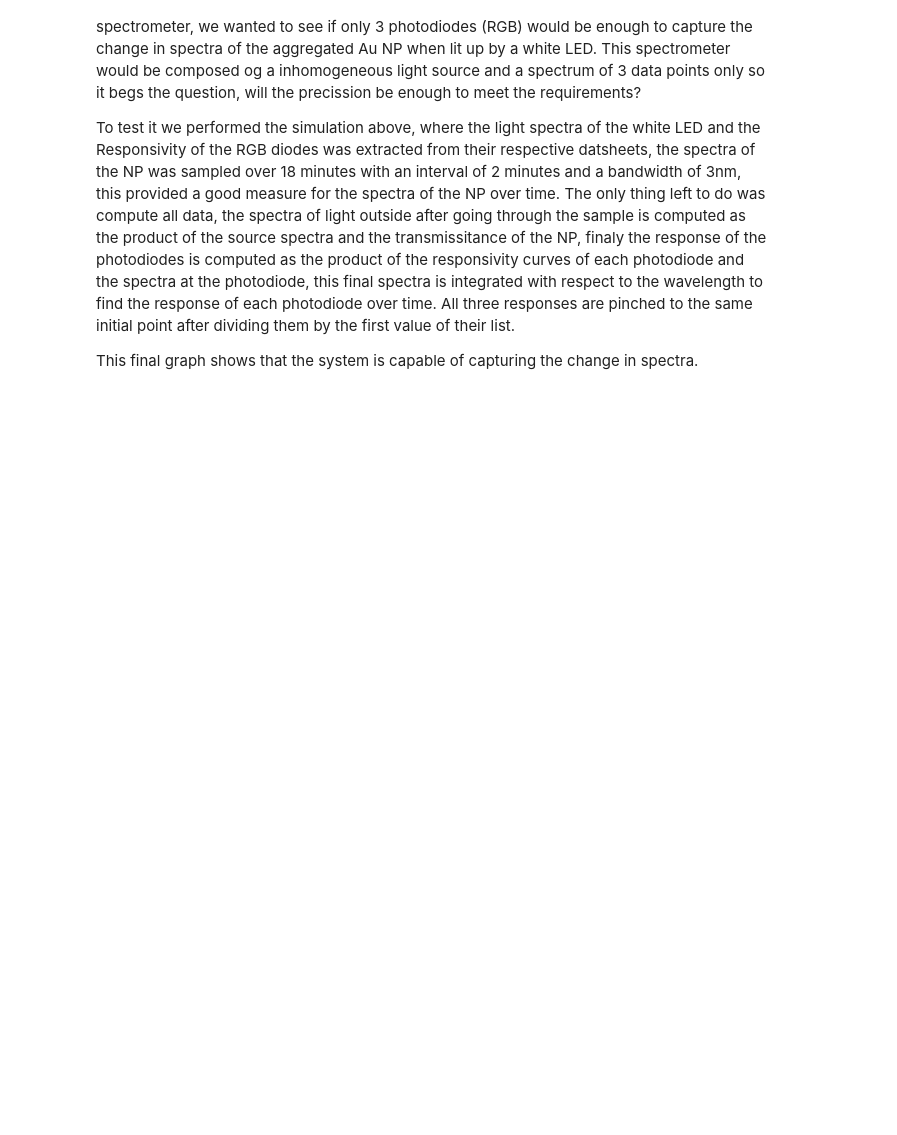
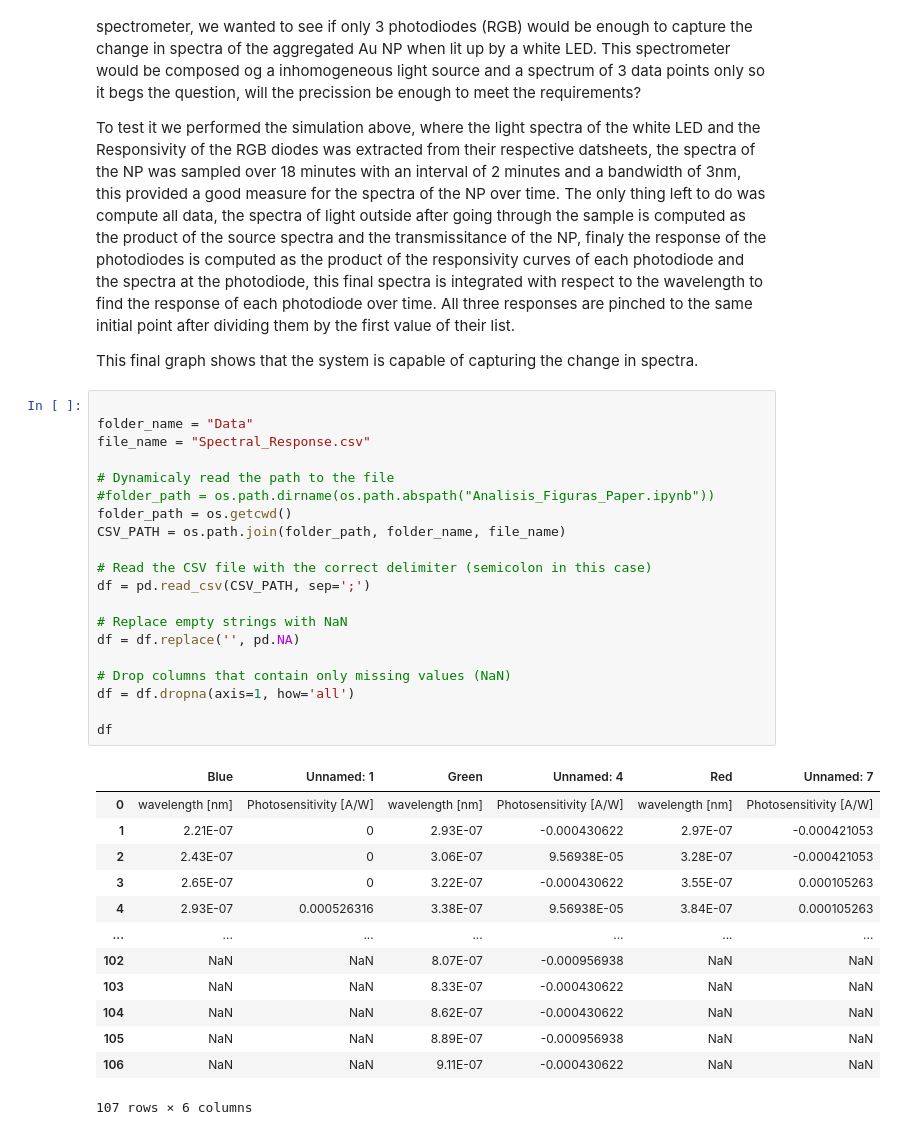
Before and after one commit to Guilldeas/General_Purpose_Analysis, a Jupyter notebook: Analysis_functions.ipynb, the cells around one changed output. Cells and saved outputs as stored; diff of their text form; blank space fills up the shorter version.

```diff
--- a/Analysis_functions.ipynb
+++ b/Analysis_functions.ipynb
@@ -430,3 +432,37 @@ The papers figure is composed of all of the above, it's main objective is double
 To test it we performed the simulation above, where the light spectra of the white LED and the Responsivity of the RGB diodes was extracted from their respective datsheets, the spectra of the NP was sampled over 18 minutes with an interval of 2 minutes and a bandwidth of 3nm, this provided a good measure for the spectra of the NP over time. The only thing left to do was compute all data, the spectra of light outside after going through the sample is computed as the product of the source spectra and the transmissitance of the NP, finaly the response of the photodiodes is computed as the product of the responsivity curves of each photodiode and the spectra at the photodiode, this final spectra is integrated with respect to the wavelength to find the response of each photodiode over time. All three responses are pinched to the same initial point after dividing them by the first value of their list.
 
 This final graph shows that the system is capable of capturing the change in spectra.
+# %%
+
+folder_name = "Data"
+file_name = "Spectral_Response.csv"
+
+# Dynamicaly read the path to the file
+#folder_path = os.path.dirname(os.path.abspath("Analisis_Figuras_Paper.ipynb"))
+folder_path = os.getcwd()
+CSV_PATH = os.path.join(folder_path, folder_name, file_name)
+
+# Read the CSV file with the correct delimiter (semicolon in this case)
+df = pd.read_csv(CSV_PATH, sep=';')
+
+# Replace empty strings with NaN
+df = df.replace('', pd.NA)
+
+# Drop columns that contain only missing values (NaN)
+df = df.dropna(axis=1, how='all')
+
+df
+# %% [output]
+|  | Blue | Unnamed: 1 | Green | Unnamed: 4 | Red | Unnamed: 7 |
+| 0 | wavelength [nm] | Photosensitivity [A/W] | wavelength [nm] | Photosensitivity [A/W] | wavelength [nm] | Photosensitivity [A/W] |
+| 1 | 2.21E-07 | 0 | 2.93E-07 | -0.000430622 | 2.97E-07 | -0.000421053 |
+| 2 | 2.43E-07 | 0 | 3.06E-07 | 9.56938E-05 | 3.28E-07 | -0.000421053 |
+| 3 | 2.65E-07 | 0 | 3.22E-07 | -0.000430622 | 3.55E-07 | 0.000105263 |
+| 4 | 2.93E-07 | 0.000526316 | 3.38E-07 | 9.56938E-05 | 3.84E-07 | 0.000105263 |
+| ... | ... | ... | ... | ... | ... | ... |
+| 102 | NaN | NaN | 8.07E-07 | -0.000956938 | NaN | NaN |
+| 103 | NaN | NaN | 8.33E-07 | -0.000430622 | NaN | NaN |
+| 104 | NaN | NaN | 8.62E-07 | -0.000430622 | NaN | NaN |
+| 105 | NaN | NaN | 8.89E-07 | -0.000956938 | NaN | NaN |
+| 106 | NaN | NaN | 9.11E-07 | -0.000430622 | NaN | NaN |
+107 rows × 6 columns
```
Also changed, not shown: parts of 2 cells of this notebook, 1 other file.
